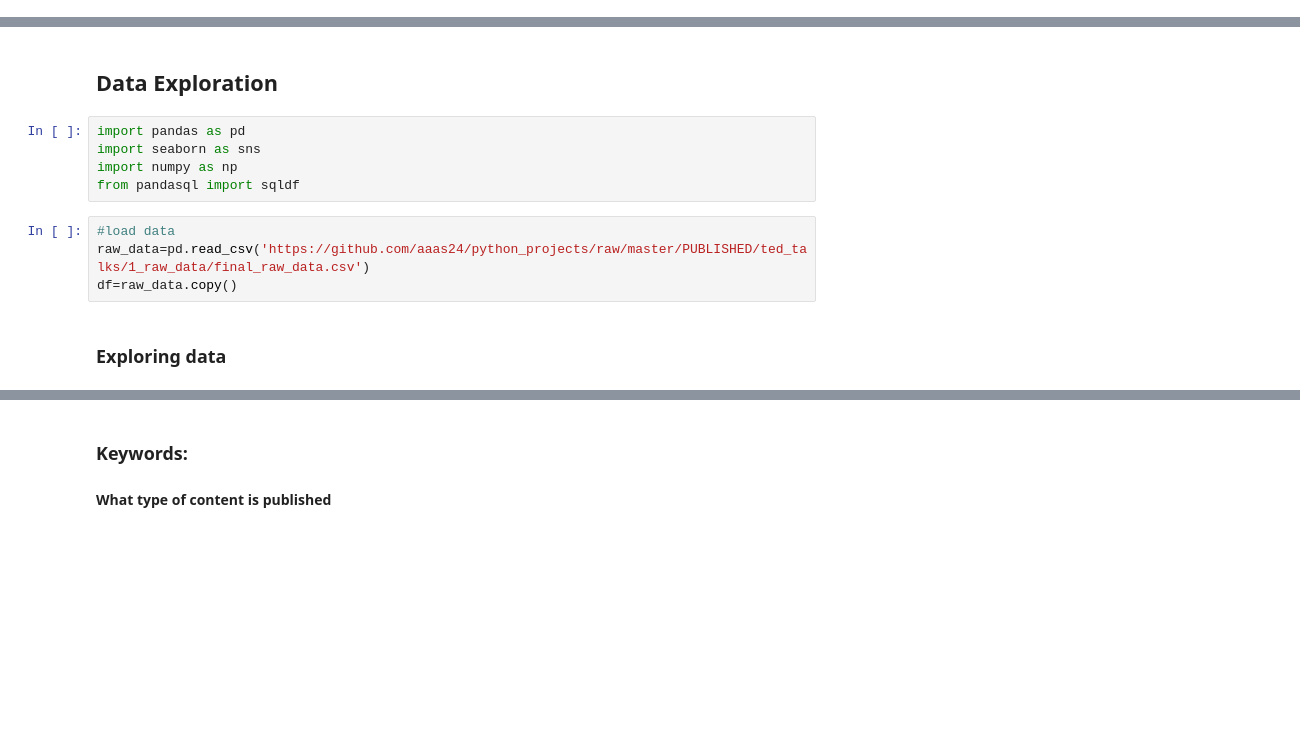
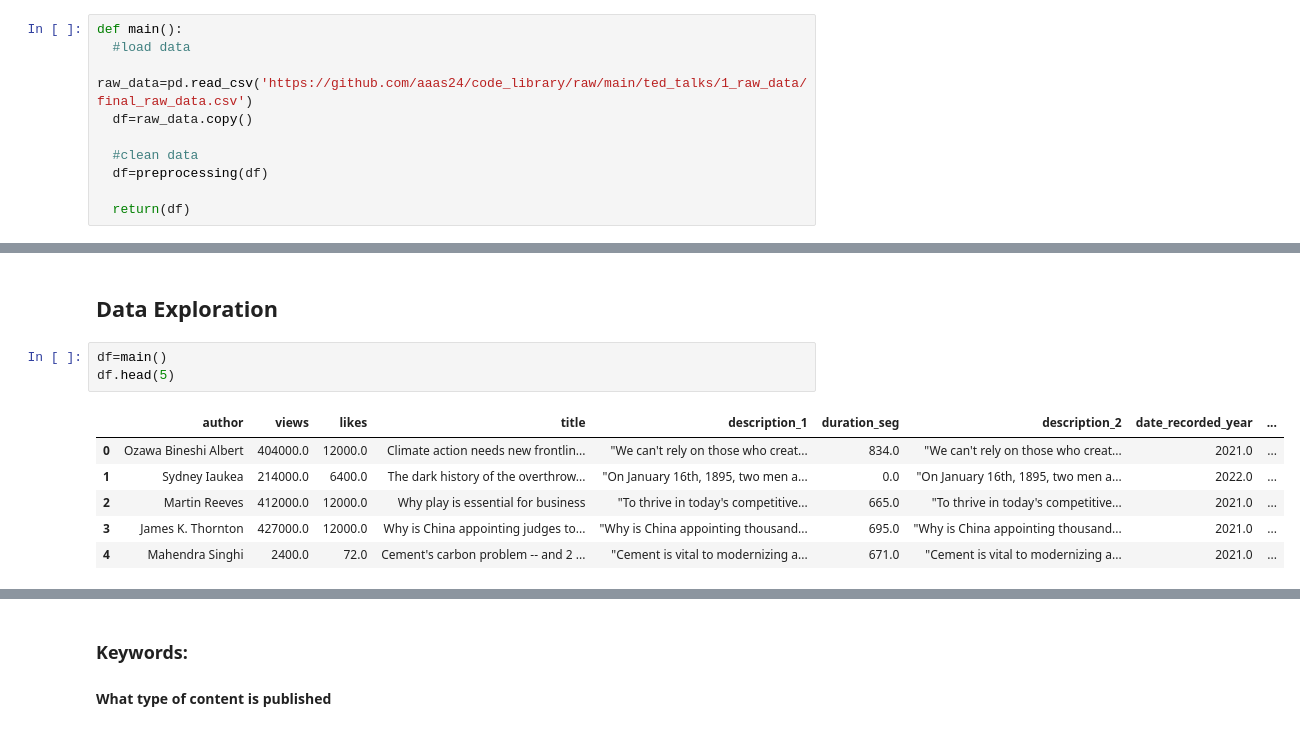
Before and after one commit to aaas24/code_library, a Jupyter notebook: ted_talks/2_preprocessing/ted_talks_preprocessing.ipynb, the cells around one changed output, grey strips where cells are left out. Cells and saved outputs as stored; diff of their text form; blank space fills up the shorter version.

```diff
--- a/ted_talks/2_preprocessing/ted_talks_preprocessing.ipynb
+++ b/ted_talks/2_preprocessing/ted_talks_preprocessing.ipynb
@@ -0,0 +76,10 @@
+# %%
+def main():
+  #load data
+  raw_data=pd.read_csv('https://github.com/aaas24/code_library/raw/main/ted_talks/1_raw_data/final_raw_data.csv')
+  df=raw_data.copy()
+
+  #clean data
+  df=preprocessing(df)
+
+  return(df)
@@ -1,16 +107,15 @@
 # %% [markdown]
 ## Data Exploration
-# %%
-import pandas as pd
-import seaborn as sns
-import numpy as np
-from pandasql import sqldf
-# %%
-#load data
-raw_data=pd.read_csv('https://github.com/aaas24/python_projects/raw/master/PUBLISHED/ted_talks/1_raw_data/final_raw_data.csv')
-df=raw_data.copy()
-# %% [markdown]
-### Exploring data
+# %%
+df=main()
+df.head(5)
+# %% [output]
+|  | author | views | likes | title | description_1 | duration_seg | description_2 | date_recorded_year | ... |
+| 0 | Ozawa Bineshi Albert | 404000.0 | 12000.0 | Climate action needs new frontlin... | "We can't rely on those who creat... | 834.0 | "We can't rely on those who creat... | 2021.0 | ... |
+| 1 | Sydney Iaukea | 214000.0 | 6400.0 | The dark history of the overthrow... | "On January 16th, 1895, two men a... | 0.0 | "On January 16th, 1895, two men a... | 2022.0 | ... |
+| 2 | Martin Reeves | 412000.0 | 12000.0 | Why play is essential for business | "To thrive in today's competitive... | 665.0 | "To thrive in today's competitive... | 2021.0 | ... |
+| 3 | James K. Thornton | 427000.0 | 12000.0 | Why is China appointing judges to... | "Why is China appointing thousand... | 695.0 | "Why is China appointing thousand... | 2021.0 | ... |
+| 4 | Mahendra Singhi | 2400.0 | 72.0 | Cement's carbon problem -- and 2 ... | "Cement is vital to modernizing a... | 671.0 | "Cement is vital to modernizing a... | 2021.0 | ... |
 # %%
 df.dtypes
 # %% [output]
```
Also changed, not shown: parts of 33 cells of this notebook, 4 other files.
